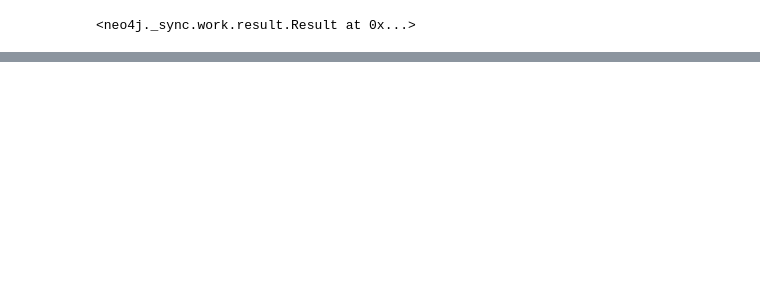
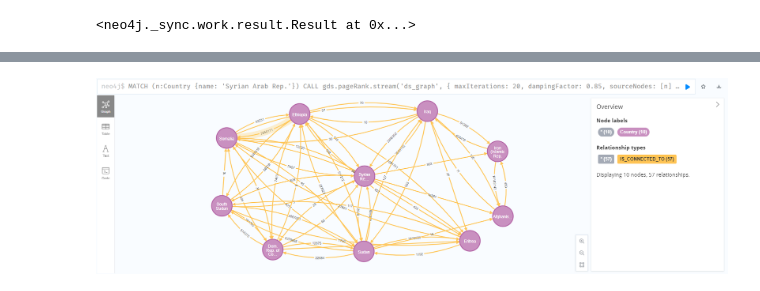
Before and after one commit to drussel4/refugee-flows, a Jupyter notebook: neo4j_workspace.ipynb, the cells around one changed output, grey strips where cells are left out. Drawn from its saved outputs; the diff is of its cells as text; code cells hidden in the pictures; blank space fills up the shorter version.

Commit message:
Added pageRank algorithms; added graph2

```diff
--- a/neo4j_workspace.ipynb
+++ b/neo4j_workspace.ipynb
@@ -281,0 +485,17 @@ my_neo4j_nodes_relationships()
+# %%
+### Query for neo4j dashboard to yield the below graph:
+'''
+MATCH (n:Country {name: 'Syrian Arab Rep.'})
+CALL gds.pageRank.stream('ds_graph', {
+    maxIterations: 20,
+    dampingFactor: 0.85,
+    sourceNodes: [n]
+})
+YIELD nodeId, score
+RETURN gds.util.asNode(nodeId), score as page_rank
+ORDER BY score DESC
+LIMIT 10
+'''
+Image(filename='viz/syria_graph1.png')
+# %% [output]
+[figure, added]
```
Also changed, not shown: parts of 37 cells of this notebook.
